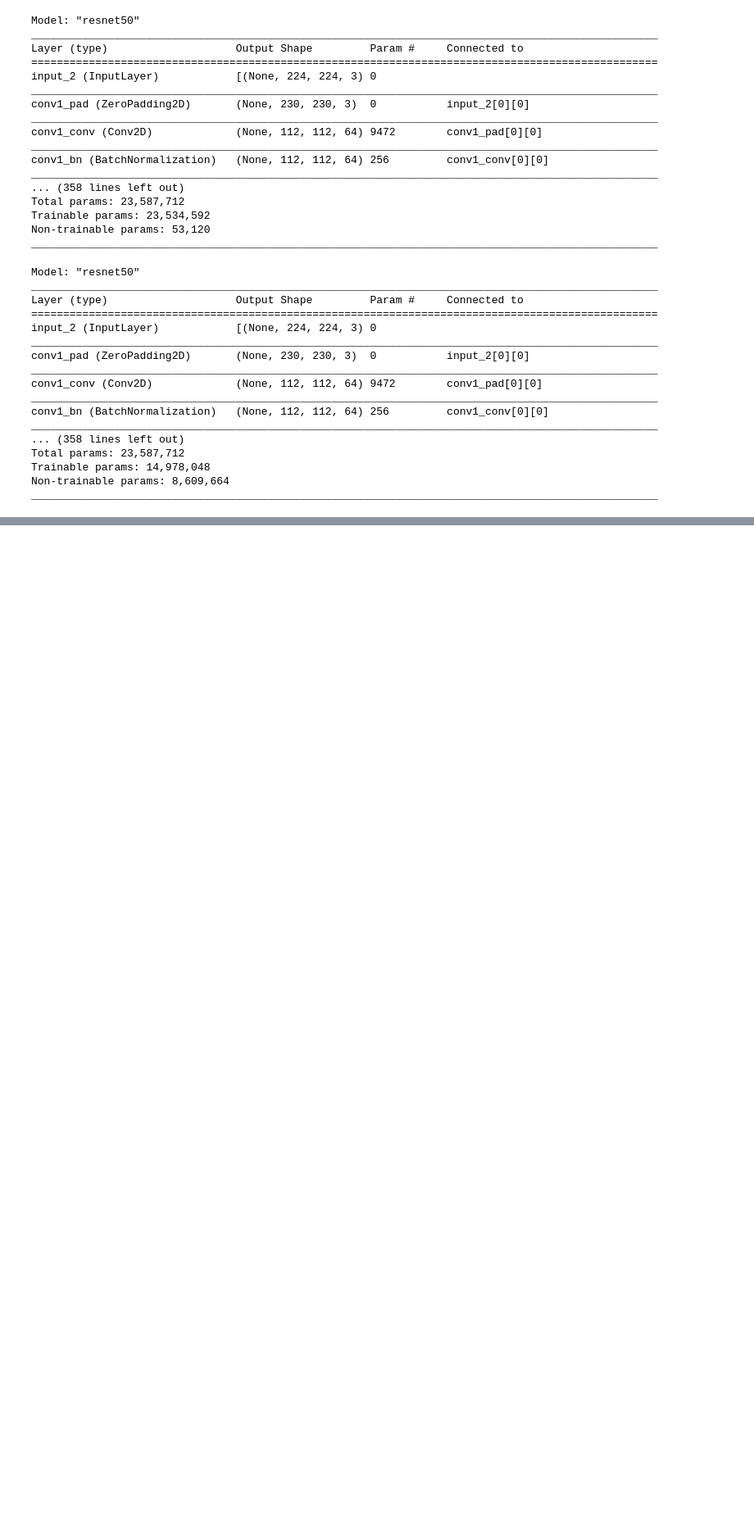
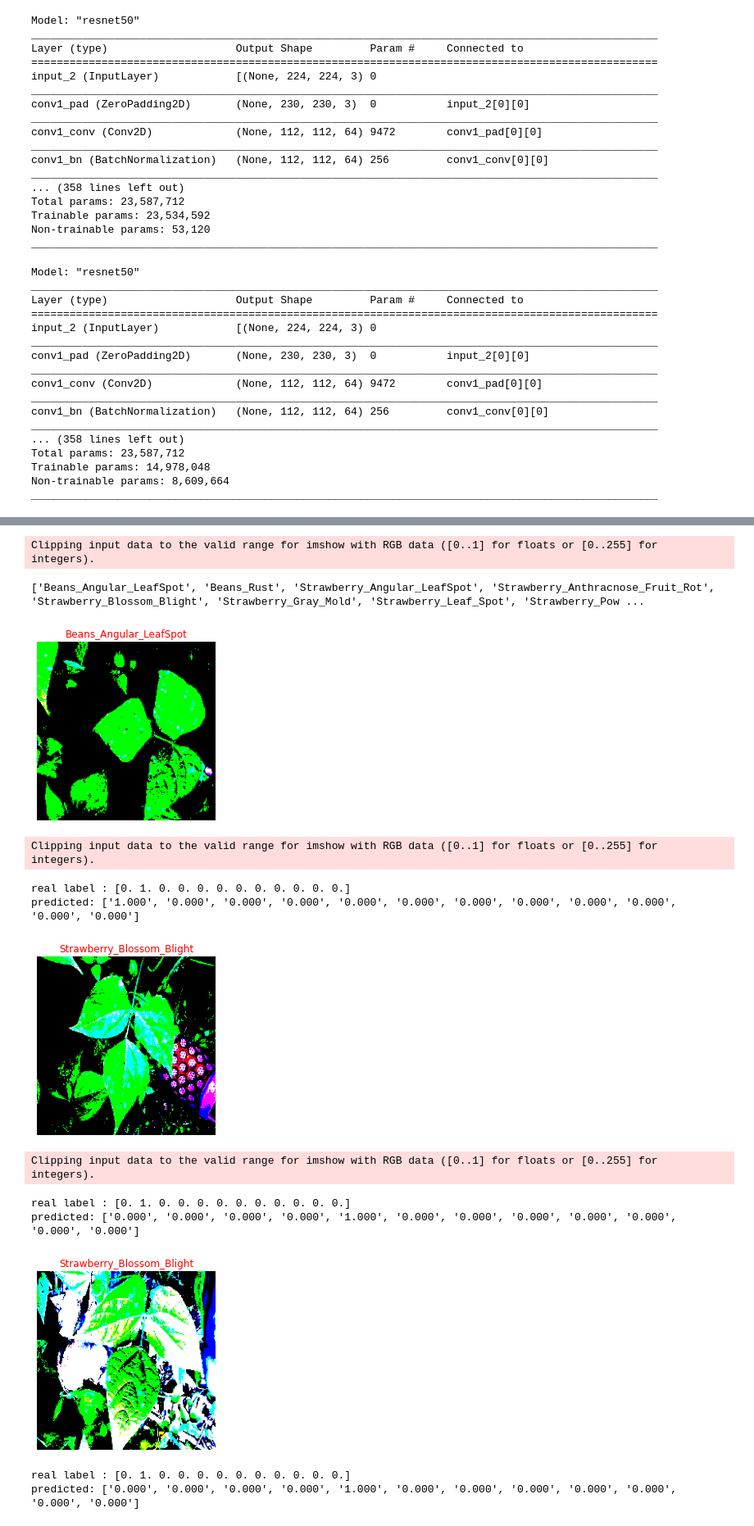
Before and after one commit to pariyaaf/FruitDiseaseDetection-pariya, a Jupyter notebook: model.ipynb, the cells around one changed output, grey strips where cells are left out. Shown at 82% size. Drawn from its saved outputs; the diff is of its cells as text; code cells hidden in the pictures; blank space fills up the shorter version.

```diff
--- a/model.ipynb
+++ b/model.ipynb
@@ -202,0 +256,10 @@ model.save('../models/fruit_disease_classifier_resnet_FT_10.h5')
+# %%
+
+######یادت باشه دیتاها رو تغییر دادی طول میکشه چون داده ها ما خیل هستن
+predicted_batch = model.predict(train_ds)
+import numpy as np
+predicted_ids = np.argmax(predicted_batch, axis=-1)
+class_names = list(train_ds.class_indices.keys())
+predicted_class_names = [class_names[id] for id in predicted_ids]
+
+image_batch, label_batch = train_ds.next()
@@ -202,0 +278,33 @@ model.save('../models/fruit_disease_classifier_resnet_FT_10.h5')
+# %%
+
+
+import matplotlib.pyplot as plt
+image_batch, label_batch = train_ds.next()
+print(class_names)
+for n in range(10):
+    plt.axis('off')
+    plt.imshow(image_batch[n])
+    color = "blue" if predicted_ids[n] == tf.math.argmax(label_batch[n]) else "red"
+  #  plt.title(predicted_class_names[n], color=color)
+    plt.title(predicted_class_names[n], color=color)
+    plt.show()
+    print('real label :',label_batch[n])
+    my_formatted_list = [ '%.3f' % elem for elem in predicted_batch[n] ]
+    print('predicted:', my_formatted_list)
+
+
+#print(predicted_batch[n])
+# %% [output]
+Clipping input data to the valid range for imshow with RGB data ([0..1] for floats or [0..255] for integers).
+['Beans_Angular_LeafSpot', 'Beans_Rust', 'Strawberry_Angular_LeafSpot', 'Strawberry_Anthracnose_Fruit_Rot', 'Strawberry_Blossom_Blight', 'Strawberry_Gray_Mold', 'Strawberry_Leaf_Spot', 'Strawberry_Pow ...
+[figure, added]
+Clipping input data to the valid range for imshow with RGB data ([0..1] for floats or [0..255] for integers).
+real label : [0. 1. 0. 0. 0. 0. 0. 0. 0. 0. 0. 0.]
+predicted: ['1.000', '0.000', '0.000', '0.000', '0.000', '0.000', '0.000', '0.000', '0.000', '0.000', '0.000', '0.000']
+[figure, added]
+Clipping input data to the valid range for imshow with RGB data ([0..1] for floats or [0..255] for integers).
+real label : [0. 1. 0. 0. 0. 0. 0. 0. 0. 0. 0. 0.]
+predicted: ['0.000', '0.000', '0.000', '0.000', '1.000', '0.000', '0.000', '0.000', '0.000', '0.000', '0.000', '0.000']
+[figure, added]
+real label : [0. 1. 0. 0. 0. 0. 0. 0. 0. 0. 0. 0.]
+predicted: ['0.000', '0.000', '0.000', '0.000', '1.000', '0.000', '0.000', '0.000', '0.000', '0.000', '0.000', '0.000']
```
Also changed, not shown: parts of 12 cells of this notebook, 1 other file.
